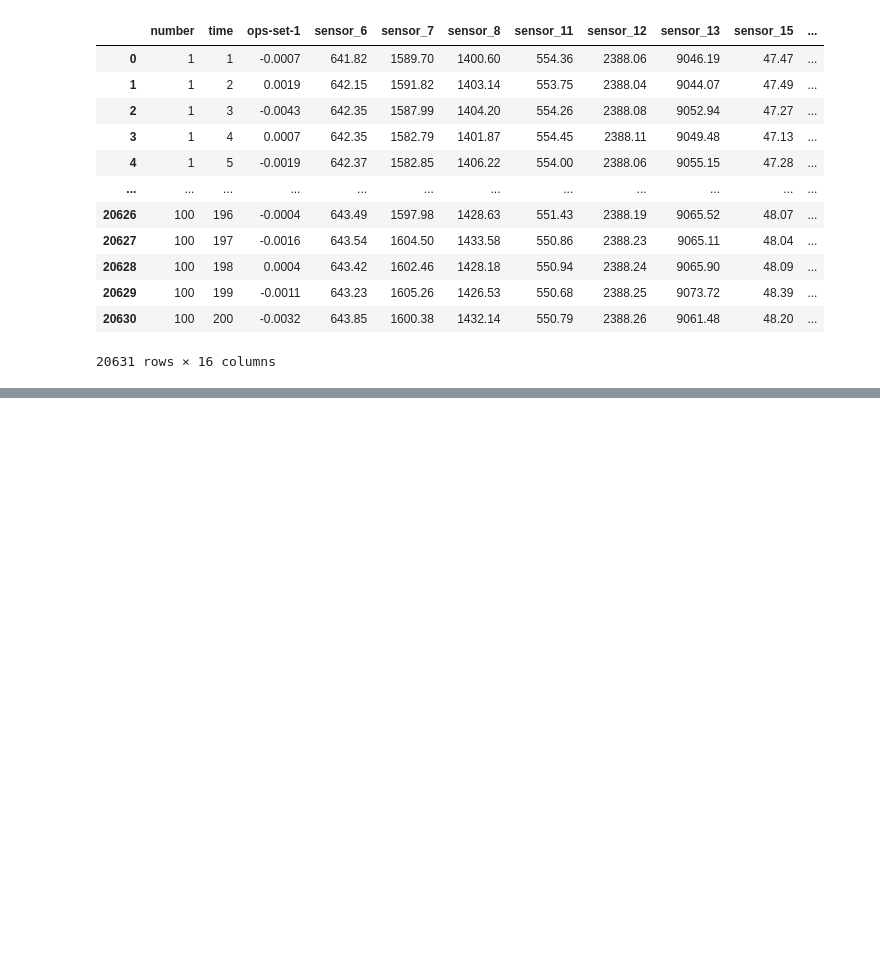
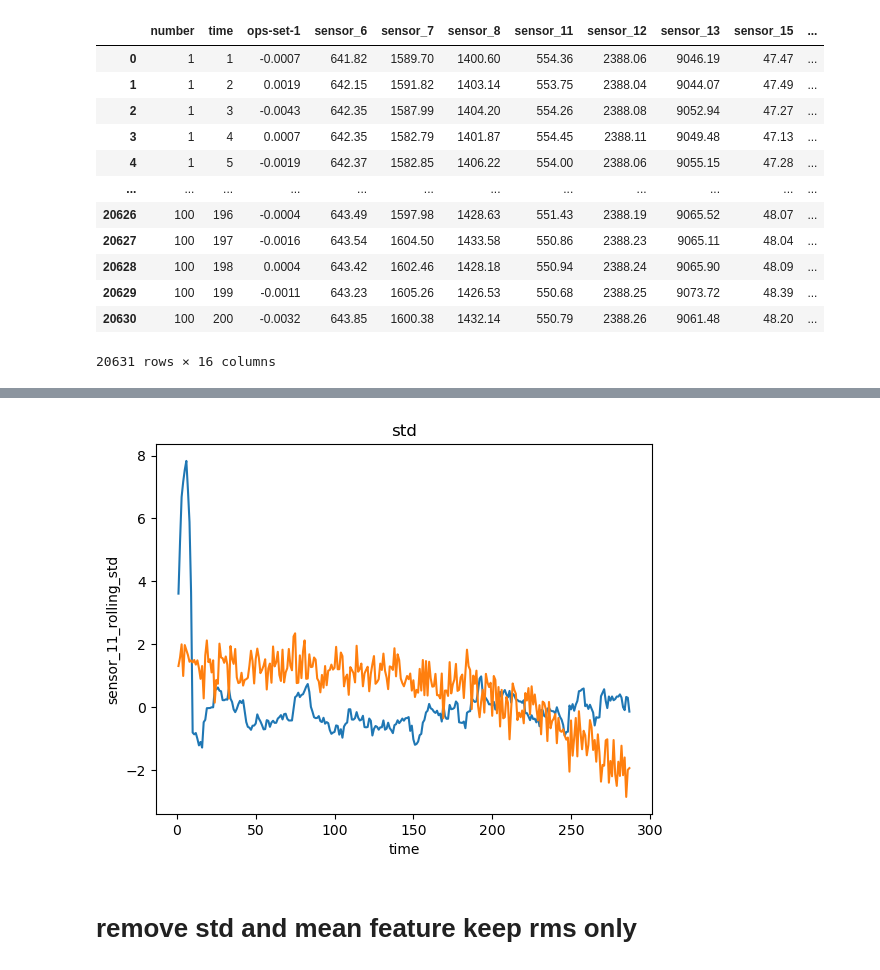
Before and after one commit to pratyush-015/ManuSenseAI, a Jupyter notebook: models/notebooks/Untitled.ipynb, the cells around one changed output, grey strips where cells are left out. Drawn from its saved outputs; the diff is of its cells as text; code cells hidden in the pictures; blank space fills up the shorter version.

```diff
--- a/models/notebooks/Untitled.ipynb
+++ b/models/notebooks/Untitled.ipynb
@@ -262,0 +362,3 @@ train_data
+# %%
+features_to_scale = train_data.columns[2:]
+train_data[features_to_scale] = standard_scaler.fit_transform(train_data[features_to_scale])
@@ -262,0 +381,11 @@ train_data
+# %%
+single_engine = train_data[train_data['number'] == 2]
+# %%
+sns.lineplot(single_engine, x=single_engine['time'], y=single_engine['sensor_11_rolling_std'])
+sns.lineplot(single_engine, x=single_engine['time'], y=single_engine['sensor_11'])
+plt.title('std')
+plt.show()
+# %% [output]
+[figure, added]
+# %% [markdown]
+# remove std and mean feature keep rms only
```
Also changed, not shown: parts of 28 cells of this notebook, 4 other files.
